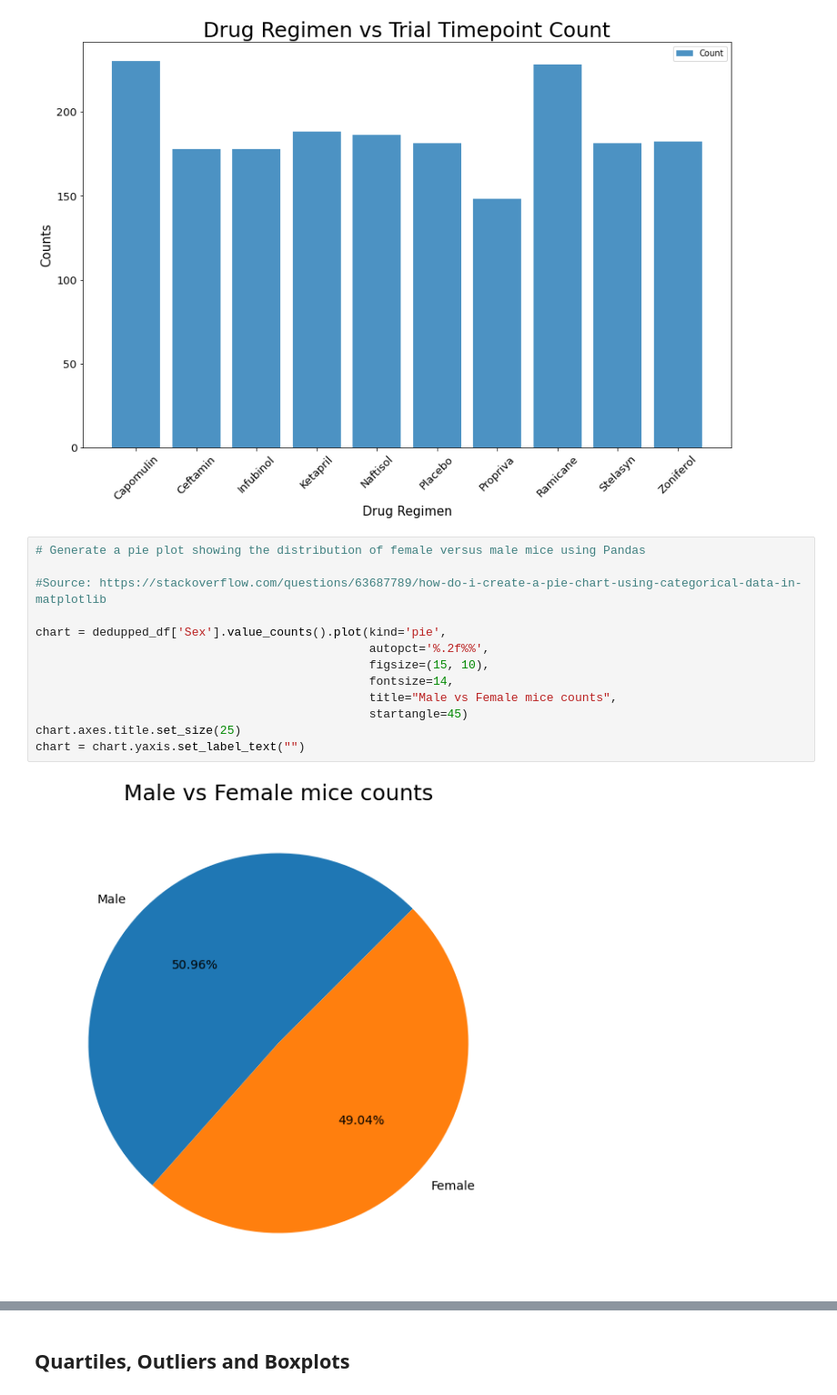
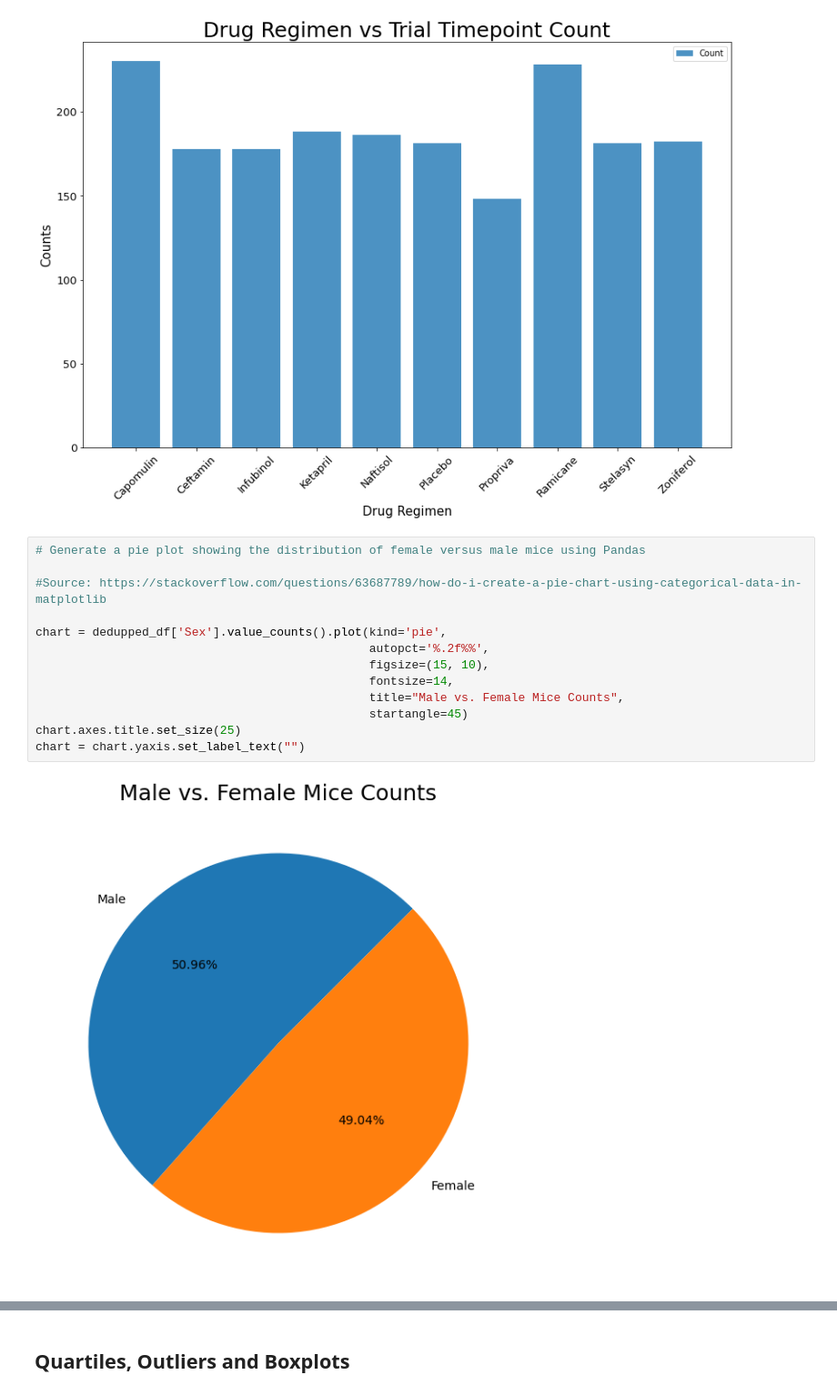
Before and after one commit to asligh/Pharmaceutical-Drug-Data-Analysis, a Jupyter notebook: Pymaceuticals/pymaceuticals_starter.ipynb, the cells around one changed output, grey strips where cells are left out. Shown at 91% size. Drawn from its saved outputs; the diff is of its cells as text.

```diff
--- a/Pymaceuticals/pymaceuticals_starter.ipynb
+++ b/Pymaceuticals/pymaceuticals_starter.ipynb
@@ -234,18 +229,18 @@ plt.show()
 # %%
 # Generate a pie plot showing the distribution of female versus male mice using Pandas
 
 #Source: https://stackoverflow.com/questions/63687789/how-do-i-create-a-pie-chart-using-categorical-data-in-matplotlib
 
 chart = dedupped_df['Sex'].value_counts().plot(kind='pie',
                                                autopct='%.2f%%',
                                                figsize=(15, 10),
                                                fontsize=14,
-                                               title="Male vs Female mice counts",
+                                               title="Male vs. Female Mice Counts",
                                                startangle=45)
 chart.axes.title.set_size(25)
 chart = chart.yaxis.set_label_text("")
 # %% [output]
-[figure, old version]
+[figure, new version]
 # %%
 # Generate a pie plot showing the distribution of female versus male mice using pyplot
 
```
Also changed, not shown: parts of 6 cells of this notebook.
